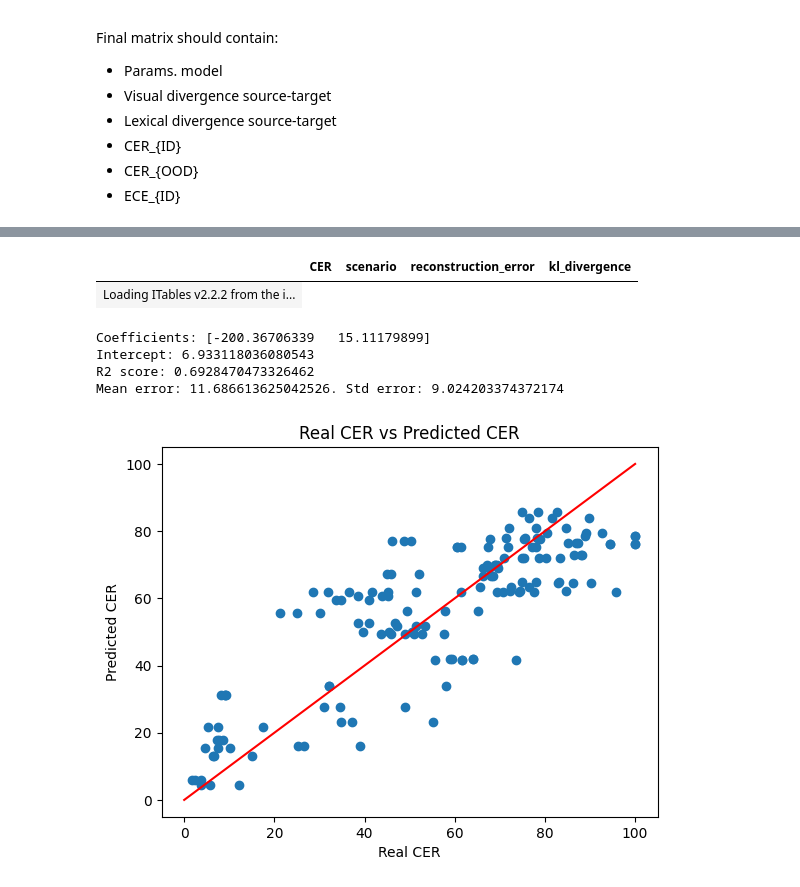
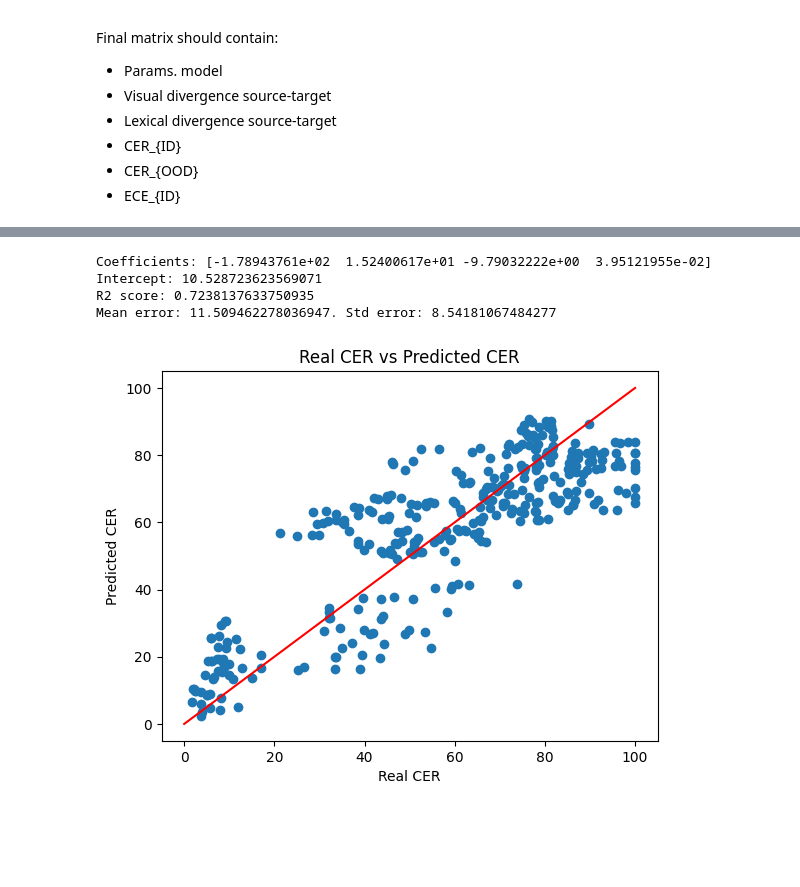
Before and after one commit to carlos10garrido/HTR-OOD, a Jupyter notebook: notebooks/factor_analysis.ipynb, the cells around one changed output, grey strips where cells are left out. Saved outputs shown, nothing was run; the diff lists cells and outputs as text; code cells hidden in the pictures; blank space fills up the shorter version.

```diff
--- a/notebooks/factor_analysis.ipynb
+++ b/notebooks/factor_analysis.ipynb
@@ -216,9 +245,18 @@ Index(['Name', 'ID', 'State', 'Created', 'Runtime', 'epoch',
 # pd_all_grouped_avg_melted['n_parameters'] = pd_all_grouped_avg_melted['architecture'].apply(lambda x: 9.6 if x == 'Puigcerver' else 2.7 if x == 'VAN Coquenet' else 1.7 if x == 'C-SAN-Arce' else 53.5 if x == 'HTR-VIT' else 90 if x == 'Kang' else 62 if x == 'TrOCR' else 8 if x == 'Michael' else 7.7 if x == 'LT' else 5.6)
 
 # Change architecture name according to dict
-pd_all_melted['architecture'] = pd_all_melted['architecture'].apply(lambda x: dict({'cnn_san_arce': 'C-SAN-Arce','crnn_puig': 'CRNN-Puig','van_coquenet': 'VAN-Coquenet'})[x])
+# pd_all_melted['architecture'] = pd_all_melted['architecture'].apply(lambda x: dict({'cnn_san_arce': 'C-SAN-Arce','crnn_puig': 'CRNN-Puig','van_coquenet': 'VAN-Coquenet'})[x])
+print(pd_all_melted['architecture'].unique())
+architectures_names =  dict({
+  'v_light_barrere': 'VLT', 'van_coquenet': 'VAN', 'transformer_kang': 'Kang', 'cnn_san_arce': 'C-SAN',
+  'light_barrere': 'LT', 'htr_vit': 'HTR-VIT', 'crnn_puig': 'CRNN', 'crnn_michael': 'Michael'
+})
+
+pd_all_melted['architecture'] = pd_all_melted['architecture'].map(architectures_names)
+print(pd_all_melted['architecture'].unique())
 
 # Set the number of parameters according to the architecture
-pd_all_melted['num_parameters'] = pd_all_melted['architecture'].apply(lambda x: dict({'C-SAN-Arce': 1.7, 'CRNN-Puig': 9.6, 'VAN-Coquenet': 2.7})[x])
+# pd_all_melted['num_parameters'] = pd_all_melted['architecture'].apply(lambda x: dict({'C-SAN-Arce': 1.7, 'CRNN-Puig': 9.6, 'VAN-Coquenet': 2.7})[x])
+pd_all_melted['num_parameters'] = pd_all_melted['architecture'].apply(lambda x: dict({'C-SAN': 1.7, 'CRNN': 9.6, 'VAN': 2.7, 'HTR-VIT': 53.5, 'Kang': 90, 'Michael': 8, 'LT': 7.7, 'VLT': 5.6})[x])
 pd_all_melted
 # %% [output]
@@ -424,17 +403,20 @@ Mean error: 0.21405597357734. Std error: 0.16528911830161183
 # %%
-# Predict with a Linear Model the real CER vs a predicted one
-
-# pd_all_pred = pd_all_melted.drop(columns=['Name', 'train_datasets', 'test_dataset', 'architecture', 'num_parameters'])
-pd_all_pred = pd_all_melted.drop(columns=['Name', 'train_datasets', 'test_dataset', 'architecture', 'num_parameters'])
-display(pd_all_pred)
-# Filter only where scenario is OOD
-# pd_all_pred = pd_all_pred[pd_all_pred['scenario'] == 'OOD']
-
 from sklearn.linear_model import LinearRegression
 from sklearn.model_selection import train_test_split
+pd_all_pred = pd_all_melted.drop(columns=['Name', 'train_datasets', 'test_dataset', 'architecture'])
 
-X = pd_all_pred.drop(columns=['CER', 'scenario'])
-y = pd_all_pred['CER']
+# X = pd_all_pred.drop(columns=['CER_OOD', 'CER_ID'])
+
+# X_factors = fa.transform(pd_all_melted_fa)
+# X = pd.DataFrame(X_factors, columns=[f'Factor {i + 1}' for i in range(N_FACTORS)])
+# X = pd_all_pred[['reconstruction_error', 'kl_divergence']]
+X = pd_all_pred[['reconstruction_error', 'kl_divergence', 'calibration_ID', 'num_parameters']]
+# X = loadings
+# Put X as the factors
+# X = pd.DataFrame(pd_all_melted_fa, columns=pd_all_pred.columns)
+y = pd_all_pred['CER_OOD']
+
+
 
 lm = LinearRegression()
 # Normalize the data
@@ -444,37 +426,35 @@ lm.fit(X, y)
 coefficients = lm.coef_
 intercept = lm.intercept_
 print(f'Coefficients: {coefficients}')
 print(f'Intercept: {intercept}')
 
 # Get R2 score
 r2_score = lm.score(X, y)
 print(f'R2 score: {r2_score}')
 
 
 # Get the predicted values
 y_pred = lm.predict(X)
 
 # Get the residuals
 residuals = np.abs(y - y_pred)
 
 # Get the mean error of the residuals
 mean_error = np.mean(residuals)
 std_error = np.std(residuals)
 print(f'Mean error: {mean_error}. Std error: {std_error}')
 
 # Plot real CER vs predicted CER
 plt.scatter(y, y_pred)
 plt.xlabel('Real CER')
 plt.ylabel('Predicted CER')
 # Plot a line from (0, 0) to (100, 100)
 plt.plot([0, 100], [0, 100], color='r')
 plt.title('Real CER vs Predicted CER')
 plt.show()
 # %% [output]
-|  | CER | scenario | reconstruction_error | kl_divergence |
-| Loading ITables v2.2.2 from the i... |
-Coefficients: [-200.36706339   15.11179899]
-Intercept: 6.933118036080543
-R2 score: 0.6928470473326462
-Mean error: 11.686613625042526. Std error: 9.024203374372174
+Coefficients: [-1.78943761e+02  1.52400617e+01 -9.79032222e+00  3.95121955e-02]
+Intercept: 10.528723623569071
+R2 score: 0.7238137633750935
+Mean error: 11.509462278036947. Std error: 8.54181067484277
-[figure, old version]
+[figure, new version]
```
Also changed, not shown: parts of 17 cells of this notebook.
